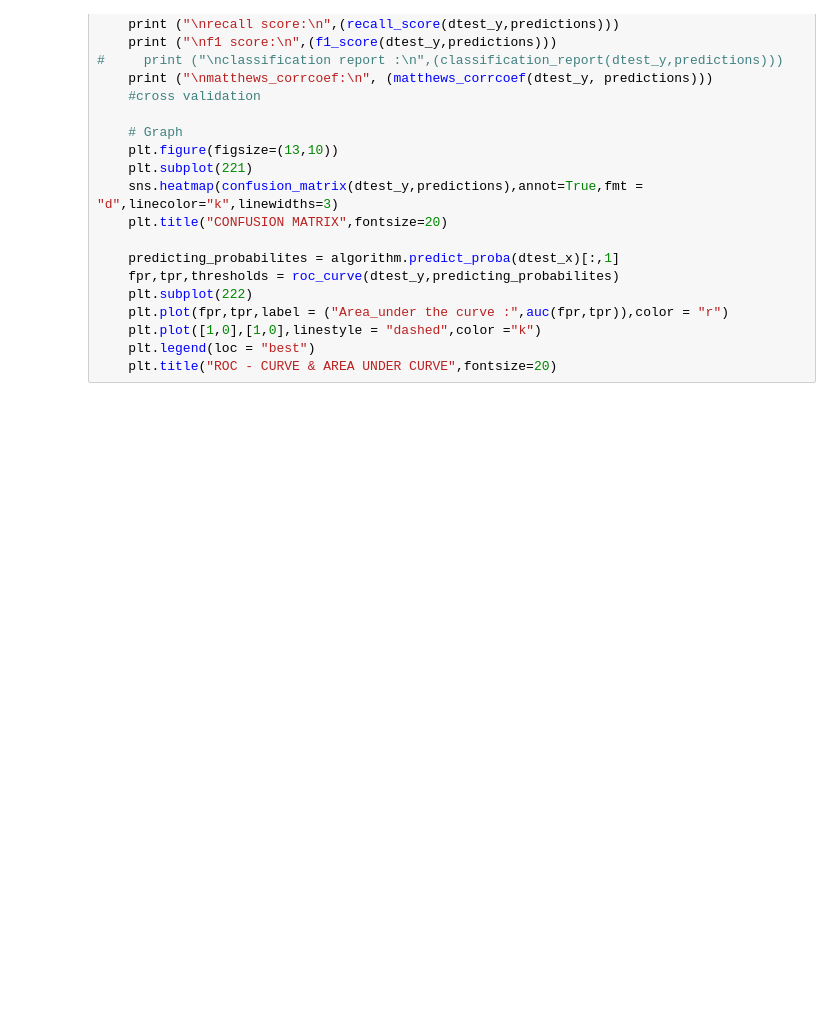
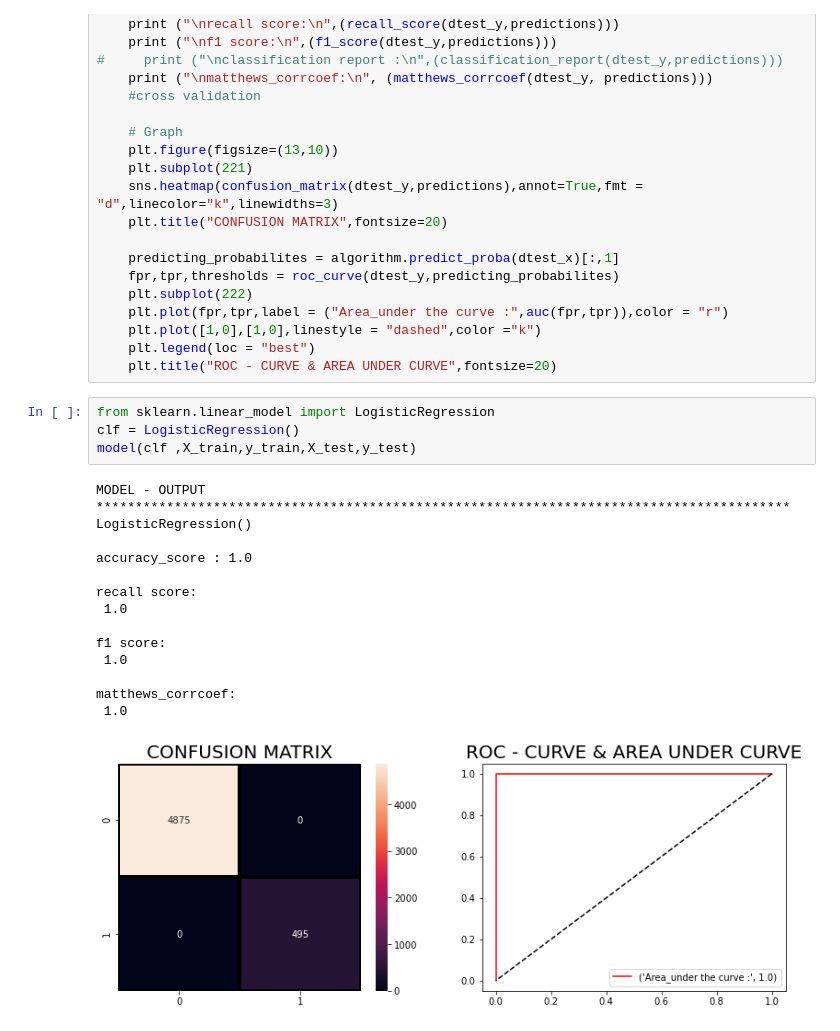
Before and after one commit to WangKehanK/VAE-for-Imbalanced-fault-detection, a Jupyter notebook: experiment/Autoencoder/experiment-ae-htru2.ipynb, the cells around one changed output. Cells and saved outputs as stored; diff of their text form; blank space fills up the shorter version.

```diff
--- a/experiment/Autoencoder/experiment-ae-htru2.ipynb
+++ b/experiment/Autoencoder/experiment-ae-htru2.ipynb
@@ -282,6 +282,26 @@ def model(algorithm,dtrain_x,dtrain_y,dtest_x,dtest_y):
     plt.plot([1,0],[1,0],linestyle = "dashed",color ="k")
     plt.legend(loc = "best")
     plt.title("ROC - CURVE & AREA UNDER CURVE",fontsize=20)
+# %%
+from sklearn.linear_model import LogisticRegression
+clf = LogisticRegression()
+model(clf ,X_train,y_train,X_test,y_test)
+# %% [output]
+MODEL - OUTPUT
+*****************************************************************************************
+LogisticRegression()
+
+accuracy_score : 1.0
+
+recall score:
+ 1.0
+
+f1 score:
+ 1.0
+
+matthews_corrcoef:
+ 1.0
+[figure, added]
 # %%
 clf = DecisionTreeClassifier()
 model(clf ,X_train,y_train,X_test,y_test)
```
Also changed, not shown: parts of 8 cells of this notebook, 6 other files.
